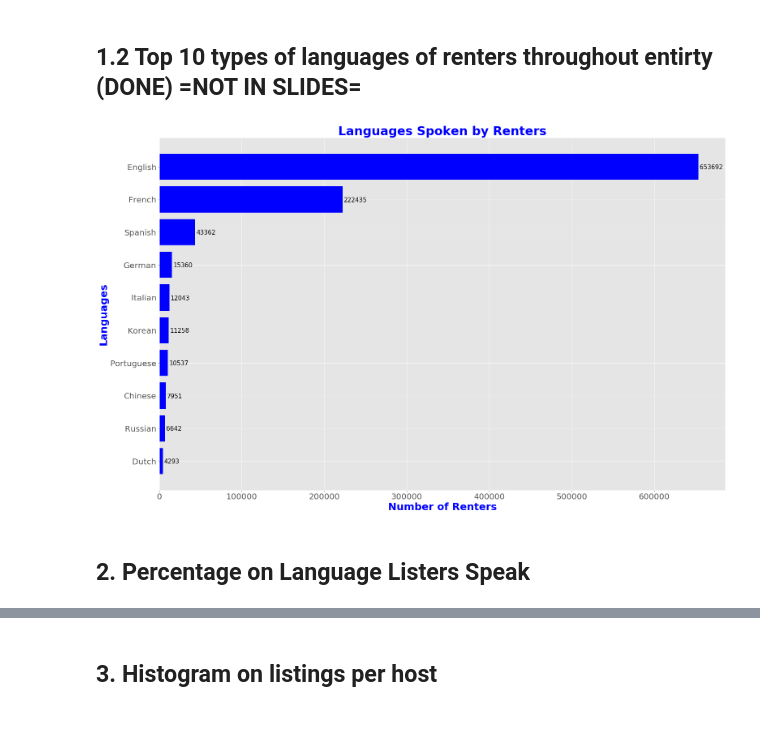
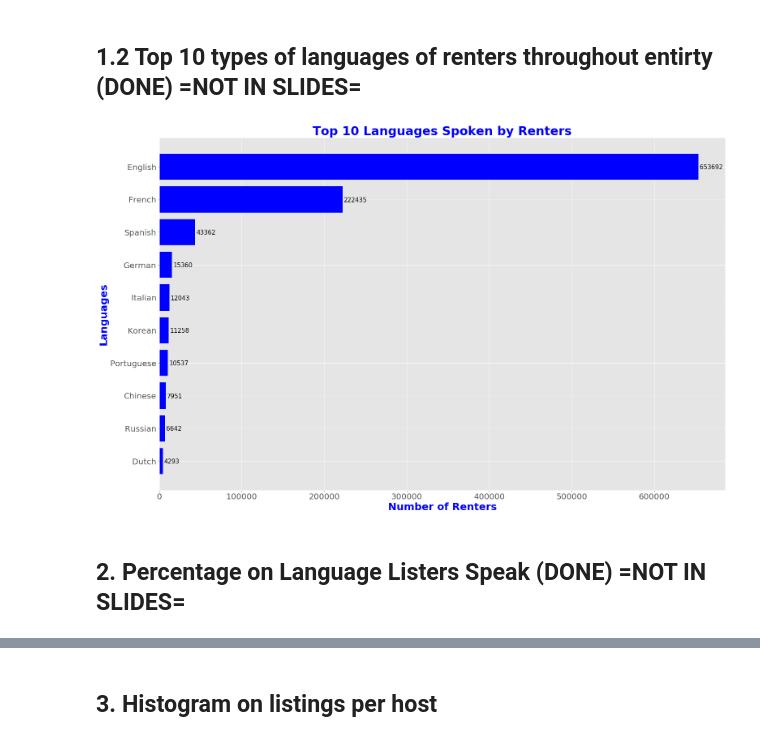
Before and after one commit to WinrichSy/AirBnBusiness, a Jupyter notebook: AirBnb Capstone.ipynb, the cells around one changed output, grey strips where cells are left out. Drawn from its saved outputs; the diff is of its cells as text; code cells hidden in the pictures.

Commit message:
added more eda graphs

```diff
--- a/AirBnb Capstone.ipynb
+++ b/AirBnb Capstone.ipynb
@@ -872,18 +862,18 @@ language_count = language_count_df.toPandas()
 # %%
 color = 'blue'
 fig, ax = plt.subplots(figsize=(25,16))
 items = ax.barh(language_count['language'], language_count['count'], color = color, align='center')
 plt.xticks(size = 20, rotation=0)
 plt.yticks(size = 20)
 plt.xlabel('Number of Renters', size=25, color=color, weight='bold')
 plt.ylabel('Languages', size=25, color=color, weight='bold')
-plt.title('Languages Spoken by Renters', fontsize=30, color=color, weight='bold')
+plt.title('Top 10 Languages Spoken by Renters', fontsize=30, color=color, weight='bold')
 
 autolabel(items, orientation='hort')
 
 plt.show()
 # %% [output]
-[figure, old version]
+[figure, new version]
 # %% [markdown]
-## 2. Percentage on Language Listers Speak
+## 2. Percentage on Language Listers Speak (DONE) =NOT IN SLIDES=
 # %%
```
Also changed, not shown: parts of 16 cells of this notebook.
